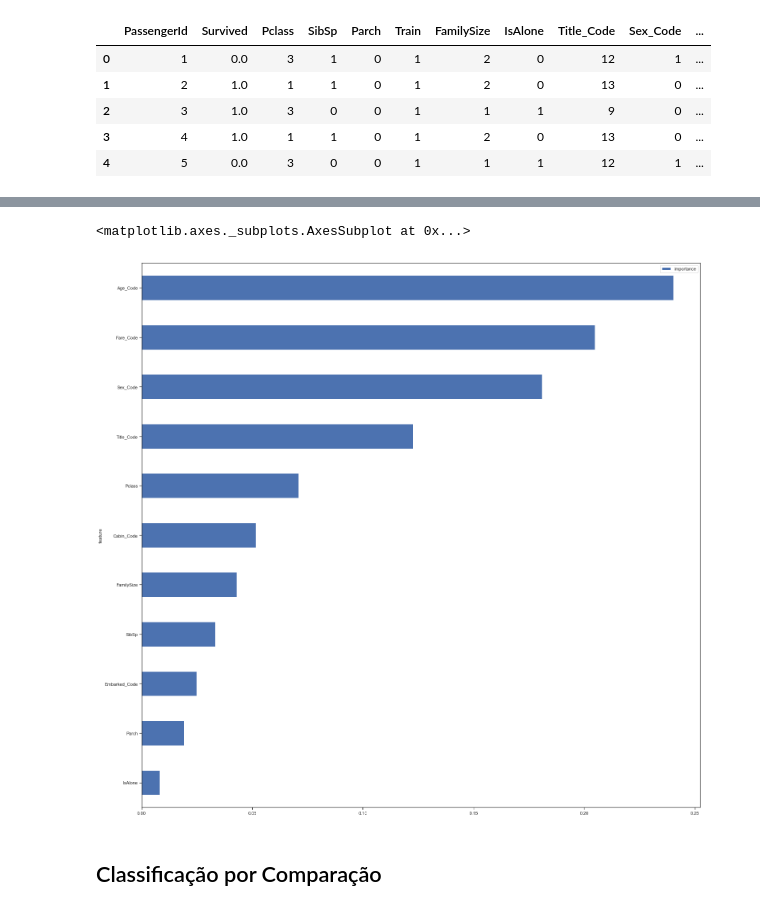
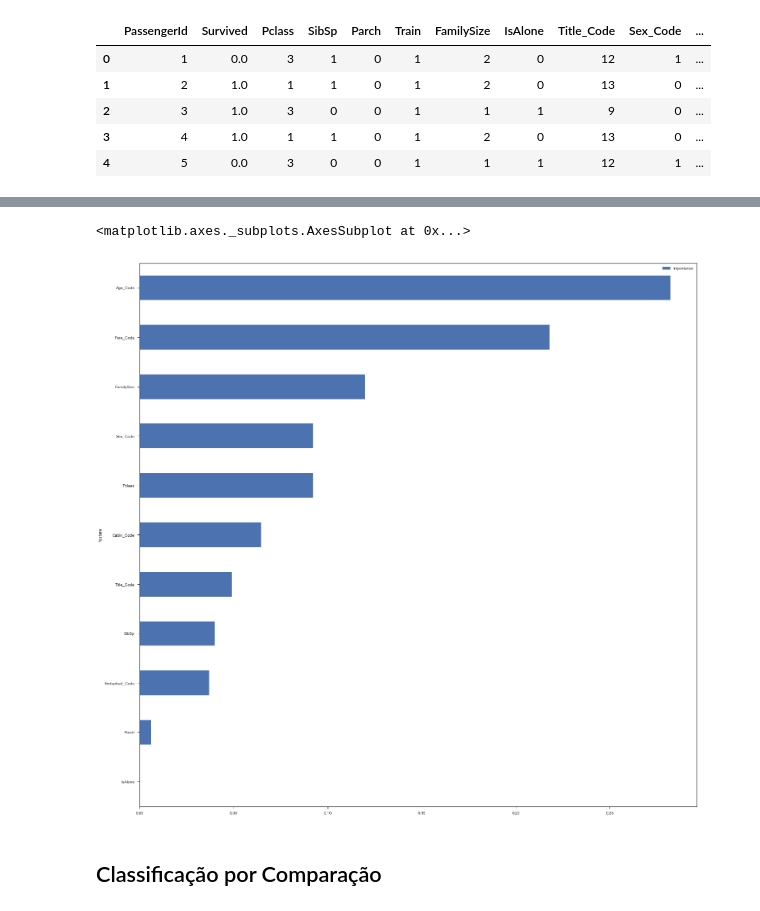
Before and after one commit to rgaliardi/Data-Science, a Jupyter notebook: MaratonaDSB/Titanic/Kaggle-Titanic.ipynb, the cells around one changed output, grey strips where cells are left out. Saved outputs shown, nothing was run; the diff lists cells and outputs as text; code cells hidden in the pictures.

```diff
--- a/MaratonaDSB/Titanic/Kaggle-Titanic.ipynb
+++ b/MaratonaDSB/Titanic/Kaggle-Titanic.ipynb
@@ -280,30 +300,30 @@ X_test = dsAnalize[dsAnalize['Train'] == 0].drop(['Survived', 'PassengerId', 'Tr
 # %%
 # Verificação das variáveis independentes e sua classificação
 
 from sklearn.model_selection import KFold, StratifiedShuffleSplit, StratifiedKFold
 from sklearn.metrics import accuracy_score, log_loss
 from sklearn.neighbors import KNeighborsClassifier
 from sklearn.svm import SVC
 from sklearn.tree import DecisionTreeClassifier
 from sklearn.ensemble import RandomForestClassifier, AdaBoostClassifier, GradientBoostingClassifier
 from sklearn.naive_bayes import GaussianNB
 from sklearn.discriminant_analysis import LinearDiscriminantAnalysis, QuadraticDiscriminantAnalysis
 from sklearn.linear_model import LogisticRegression
 from xgboost import XGBClassifier
 
-clf = RandomForestClassifier(n_estimators=50, max_features='sqrt')
+clf = XGBClassifier(n_estimators=50, max_features='sqrt')
 predictions = clf.fit(X_train, y_train)
 
 features = pd.DataFrame()
 features['feature'] = X_train.columns
 features['importance'] = predictions.feature_importances_
 features.sort_values(by=['importance'], ascending=True, inplace=True)
 features.set_index('feature', inplace=True)
 
 features.plot(kind='barh', figsize=(25, 25))
 # %% [output]
 <matplotlib.axes._subplots.AxesSubplot at 0x...>
-[figure, old version]
+[figure, new version]
 # %% [markdown]
 ## Classificação por Comparação
 # %%
```
Also changed, not shown: parts of 24 cells of this notebook, 1 other file.
